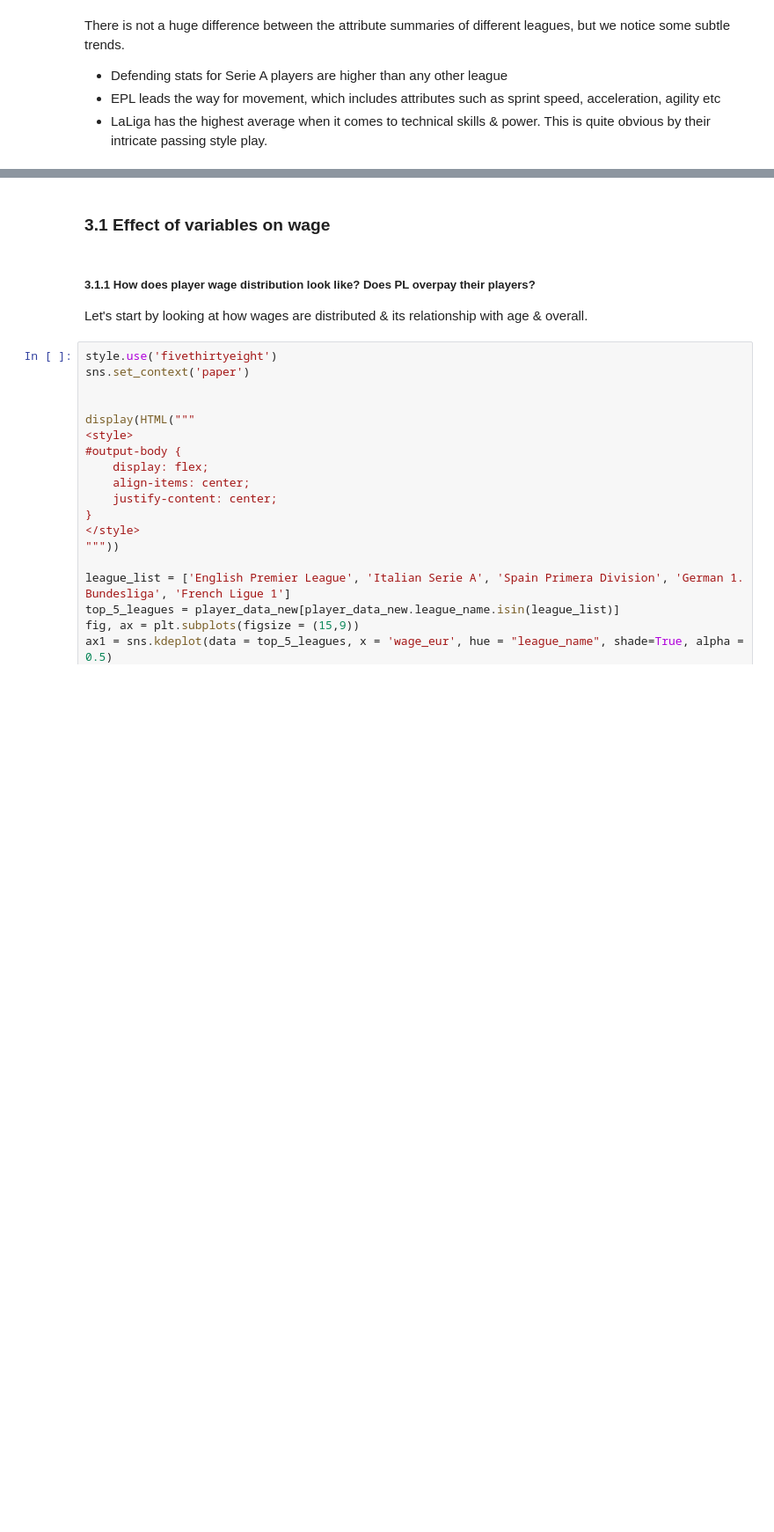
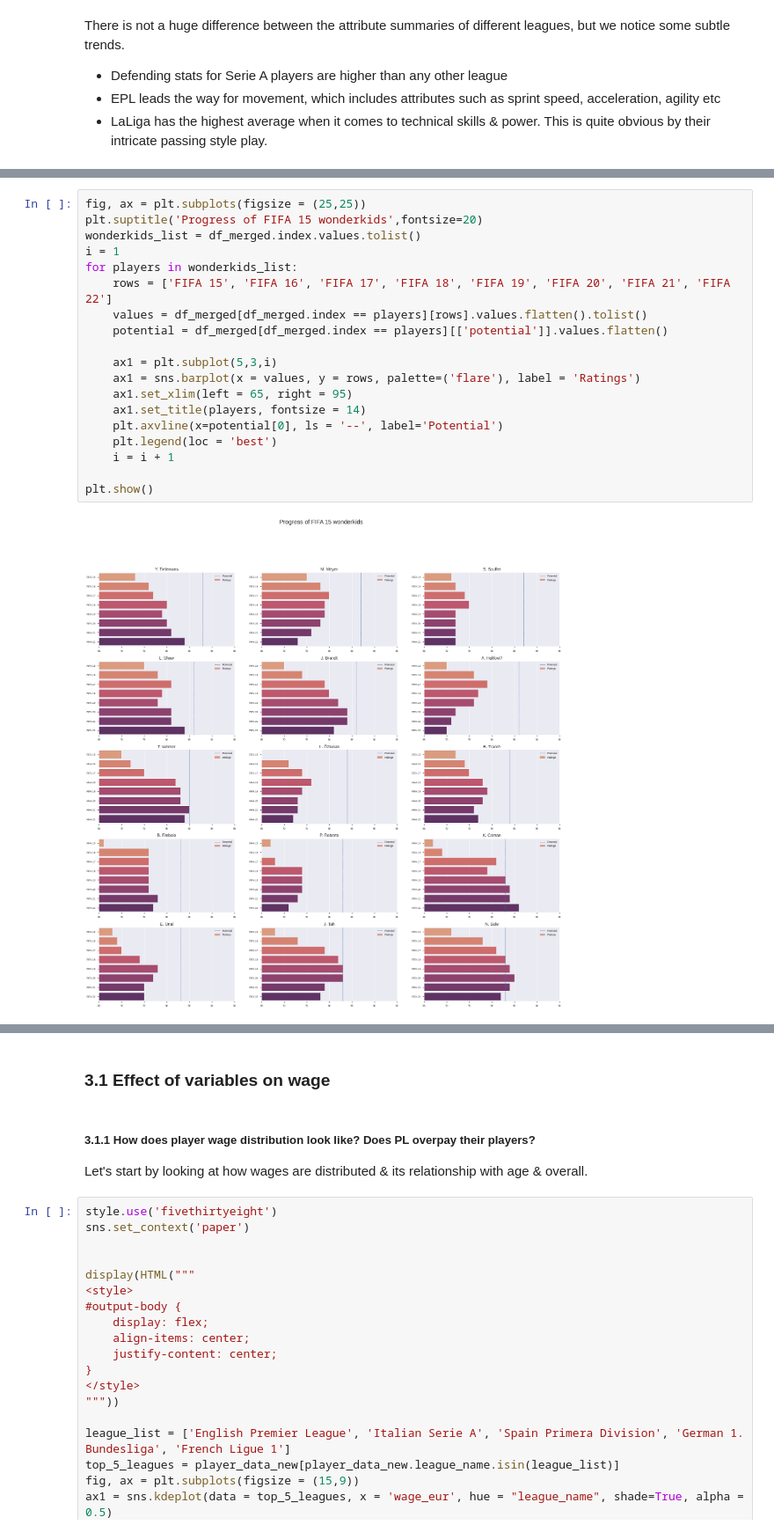
Before and after one commit to sashwinbwaj/Customer-Segmentation-Dashboard, a Jupyter notebook: FIFA_22_Player_Analysis.ipynb, the cells around one changed output, grey strips where cells are left out. Shown at 88% size. Saved outputs shown, nothing was run; the diff lists cells and outputs as text; blank space fills up the shorter version.

```diff
--- a/FIFA_22_Player_Analysis.ipynb
+++ b/FIFA_22_Player_Analysis.ipynb
@@ -631,0 +691,21 @@ There is not a huge difference between the attribute summaries of different leag
+# %%
+fig, ax = plt.subplots(figsize = (25,25))
+plt.suptitle('Progress of FIFA 15 wonderkids',fontsize=20)
+wonderkids_list = df_merged.index.values.tolist()
+i = 1
+for players in wonderkids_list:
+    rows = ['FIFA 15', 'FIFA 16', 'FIFA 17', 'FIFA 18', 'FIFA 19', 'FIFA 20', 'FIFA 21', 'FIFA 22']
+    values = df_merged[df_merged.index == players][rows].values.flatten().tolist()
+    potential = df_merged[df_merged.index == players][['potential']].values.flatten()
+
+    ax1 = plt.subplot(5,3,i)
+    ax1 = sns.barplot(x = values, y = rows, palette=('flare'), label = 'Ratings')
+    ax1.set_xlim(left = 65, right = 95)
+    ax1.set_title(players, fontsize = 14)
+    plt.axvline(x=potential[0], ls = '--', label='Potential')
+    plt.legend(loc = 'best')
+    i = i + 1
+
+plt.show()
+# %% [output]
+[figure, added]
```
Also changed, not shown: parts of 56 cells of this notebook.
